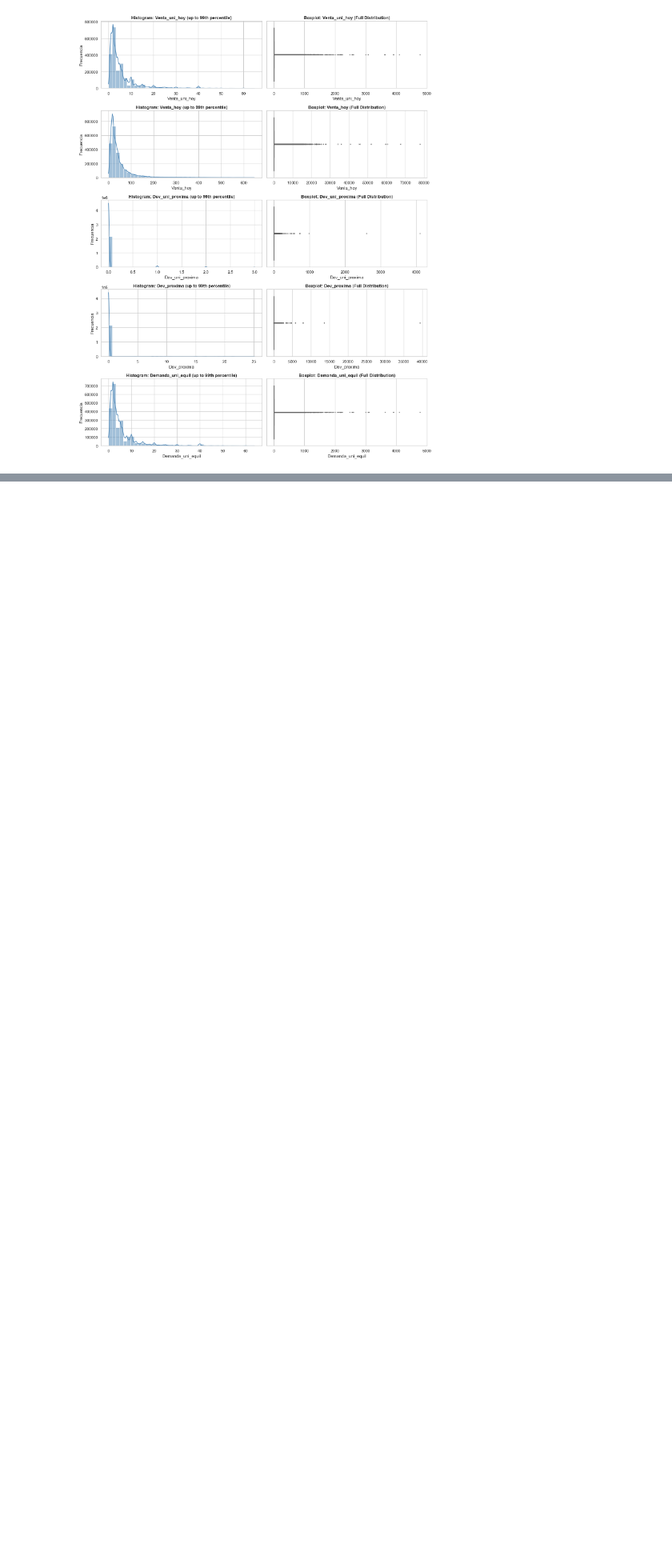
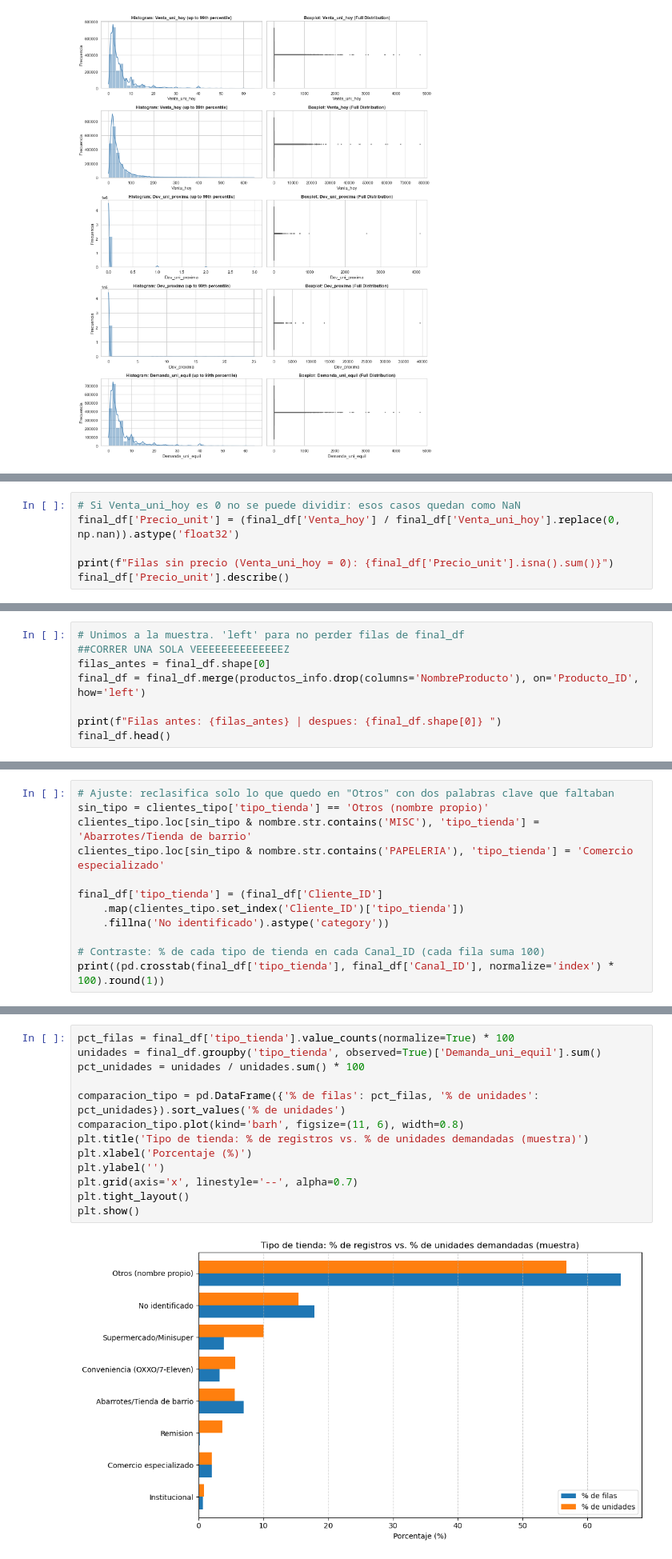
Before and after one commit to Alexis6am/AI_DeepLearning, a Jupyter notebook: ai/Practica_DL.ipynb, the cells around one changed output, grey strips where cells are left out. Shown at 80% size. Drawn from its saved outputs; the diff is of its cells as text; blank space fills up the shorter version.

```diff
--- a/ai/Practica_DL.ipynb
+++ b/ai/Practica_DL.ipynb
@@ -599,0 +556,6 @@ plt.show()
+# %%
+# Si Venta_uni_hoy es 0 no se puede dividir: esos casos quedan como NaN
+final_df['Precio_unit'] = (final_df['Venta_hoy'] / final_df['Venta_uni_hoy'].replace(0, np.nan)).astype('float32')
+
+print(f"Filas sin precio (Venta_uni_hoy = 0): {final_df['Precio_unit'].isna().sum()}")
+final_df['Precio_unit'].describe()
@@ -599,0 +622,8 @@ plt.show()
+# %%
+# Unimos a la muestra. 'left' para no perder filas de final_df
+##CORRER UNA SOLA VEEEEEEEEEEEEEEZ
+filas_antes = final_df.shape[0]
+final_df = final_df.merge(productos_info.drop(columns='NombreProducto'), on='Producto_ID', how='left')
+
+print(f"Filas antes: {filas_antes} | despues: {final_df.shape[0]} ")
+final_df.head()
@@ -599,0 +739,12 @@ plt.show()
+# %%
+# Ajuste: reclasifica solo lo que quedo en "Otros" con dos palabras clave que faltaban
+sin_tipo = clientes_tipo['tipo_tienda'] == 'Otros (nombre propio)'
+clientes_tipo.loc[sin_tipo & nombre.str.contains('MISC'), 'tipo_tienda'] = 'Abarrotes/Tienda de barrio'
+clientes_tipo.loc[sin_tipo & nombre.str.contains('PAPELERIA'), 'tipo_tienda'] = 'Comercio especializado'
+
+final_df['tipo_tienda'] = (final_df['Cliente_ID']
+    .map(clientes_tipo.set_index('Cliente_ID')['tipo_tienda'])
+    .fillna('No identificado').astype('category'))
+
+# Contraste: % de cada tipo de tienda en cada Canal_ID (cada fila suma 100)
+print((pd.crosstab(final_df['tipo_tienda'], final_df['Canal_ID'], normalize='index') * 100).round(1))
@@ -599,0 +816,15 @@ plt.show()
+# %%
+pct_filas = final_df['tipo_tienda'].value_counts(normalize=True) * 100
+unidades = final_df.groupby('tipo_tienda', observed=True)['Demanda_uni_equil'].sum()
+pct_unidades = unidades / unidades.sum() * 100
+
+comparacion_tipo = pd.DataFrame({'% de filas': pct_filas, '% de unidades': pct_unidades}).sort_values('% de unidades')
+comparacion_tipo.plot(kind='barh', figsize=(11, 6), width=0.8)
+plt.title('Tipo de tienda: % de registros vs. % de unidades demandadas (muestra)')
+plt.xlabel('Porcentaje (%)')
+plt.ylabel('')
+plt.grid(axis='x', linestyle='--', alpha=0.7)
+plt.tight_layout()
+plt.show()
+# %% [output]
+[figure, added]
```
Also changed, not shown: parts of 33 cells of this notebook.
